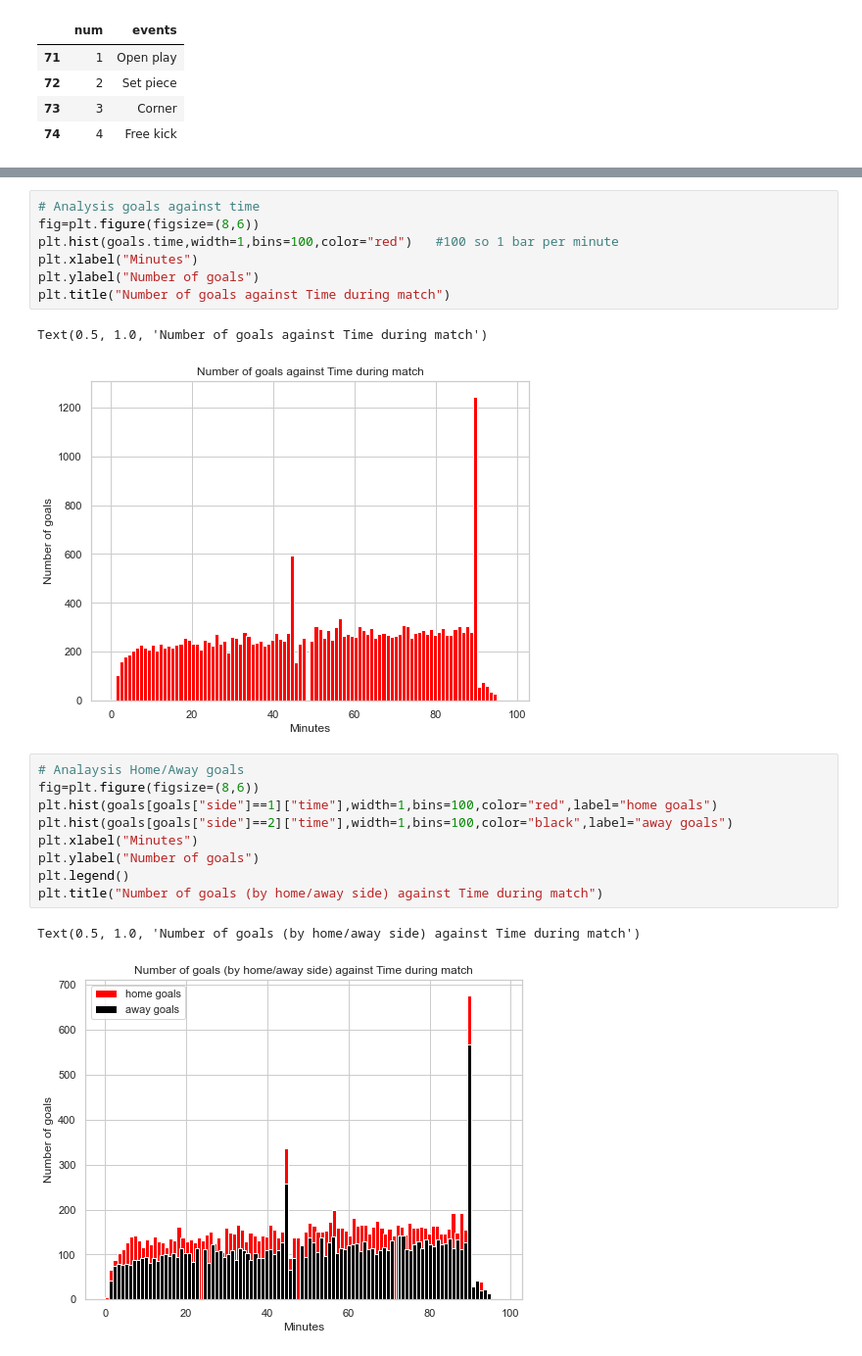
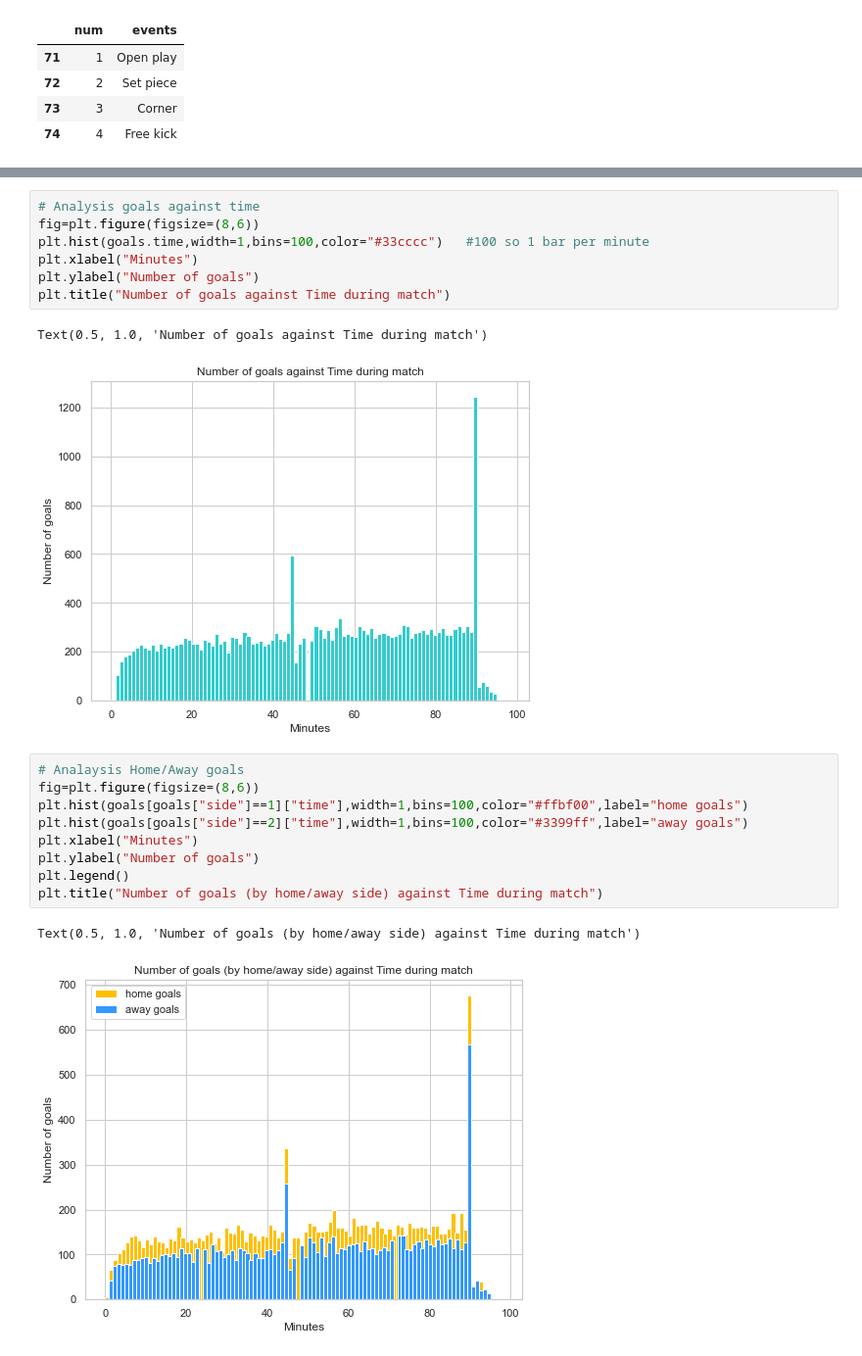
Before and after one commit to Banshikabadkul/greendeck_hackathon, a Jupyter notebook: Untitled.ipynb, the cells around one changed output, grey strips where cells are left out. Shown: that part at 98% size. Drawn from its saved outputs; the diff is of its cells as text.

```diff
--- a/Untitled.ipynb
+++ b/Untitled.ipynb
@@ -201,25 +201,25 @@ goals.head()
 # %%
 # Analysis goals against time
 fig=plt.figure(figsize=(8,6))
-plt.hist(goals.time,width=1,bins=100,color="red")   #100 so 1 bar per minute
+plt.hist(goals.time,width=1,bins=100,color="#33cccc")   #100 so 1 bar per minute
 plt.xlabel("Minutes")
 plt.ylabel("Number of goals")
 plt.title("Number of goals against Time during match")
 # %% [output]
 Text(0.5, 1.0, 'Number of goals against Time during match')
-[figure, old version]
+[figure, new version]
 # %%
 # Analaysis Home/Away goals
 fig=plt.figure(figsize=(8,6))
-plt.hist(goals[goals["side"]==1]["time"],width=1,bins=100,color="red",label="home goals")
-plt.hist(goals[goals["side"]==2]["time"],width=1,bins=100,color="black",label="away goals")
+plt.hist(goals[goals["side"]==1]["time"],width=1,bins=100,color="#ffbf00",label="home goals")
+plt.hist(goals[goals["side"]==2]["time"],width=1,bins=100,color="#3399ff",label="away goals")
 plt.xlabel("Minutes")
 plt.ylabel("Number of goals")
 plt.legend()
 plt.title("Number of goals (by home/away side) against Time during match")
 # %% [output]
 Text(0.5, 1.0, 'Number of goals (by home/away side) against Time during match')
-[figure, old version]
+[figure, new version]
 # %%
 #Analysing HOW and WHERE goals are scored
 plt.subplot(2,1,1)
```
Also changed, not shown: parts of 35 cells of this notebook, 3 other files.
